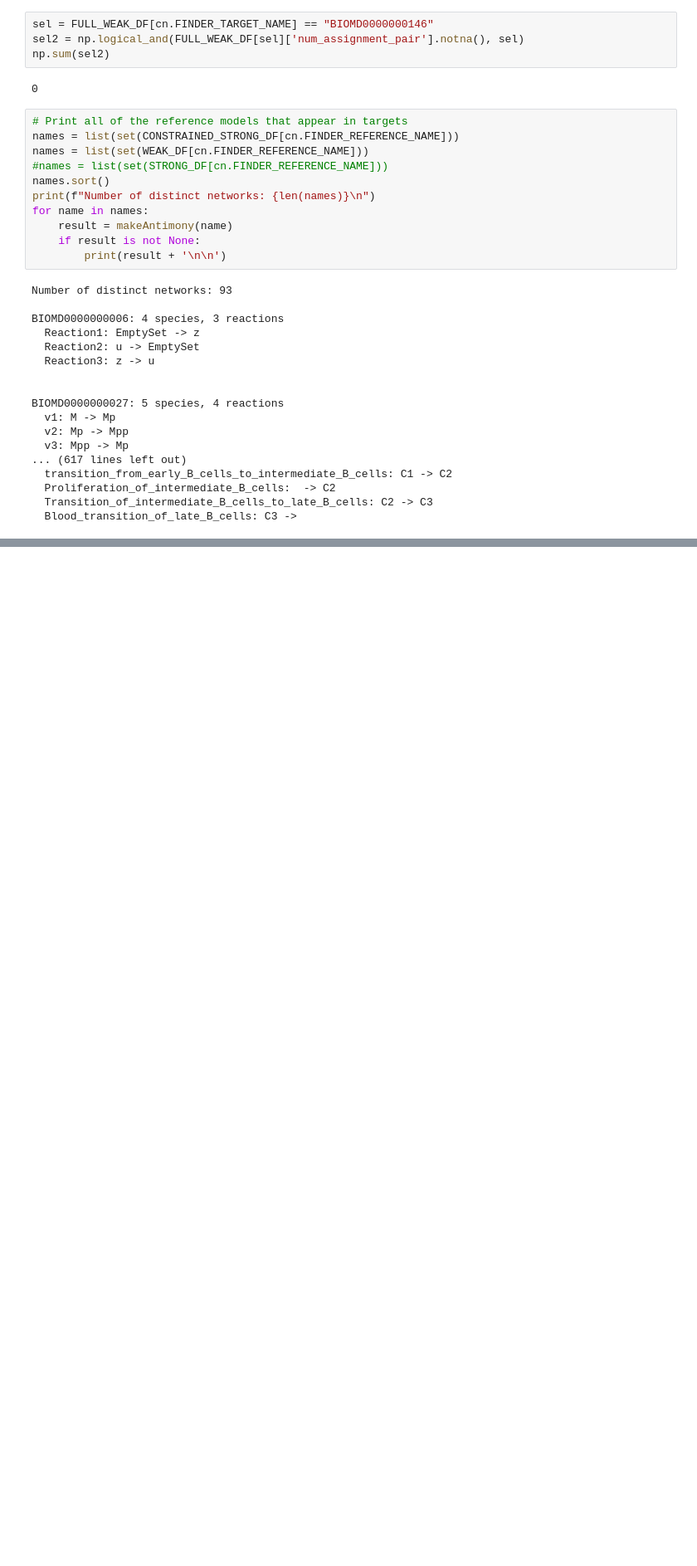
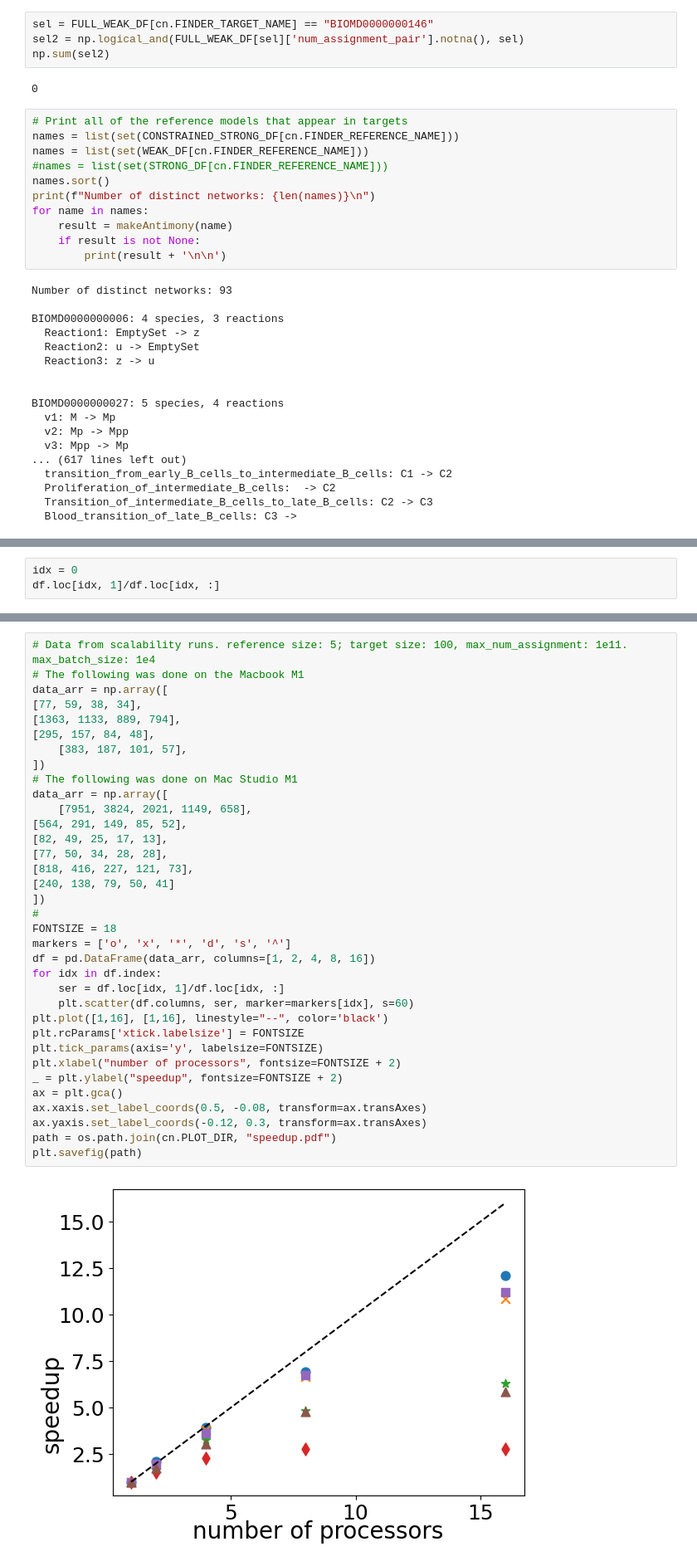
Before and after one commit to ModelEngineering/pySubnetSB, a Jupyter notebook: notebooks/plots_for_paper.ipynb, the cells around one changed output, grey strips where cells are left out. Shown at 83% size. Cells and saved outputs as stored; diff of their text form; blank space fills up the shorter version.

Commit message:
Performance changes and more plots for speedup

```diff
--- a/notebooks/plots_for_paper.ipynb
+++ b/notebooks/plots_for_paper.ipynb
@@ -703,0 +706,3 @@ BIOMD0000000027: 5 species, 4 reactions
+# %%
+idx = 0
+df.loc[idx, 1]/df.loc[idx, :]
@@ -703,0 +715,37 @@ BIOMD0000000027: 5 species, 4 reactions
+# %%
+# Data from scalability runs. reference size: 5; target size: 100, max_num_assignment: 1e11. max_batch_size: 1e4
+# The following was done on the Macbook M1
+data_arr = np.array([
+[77, 59, 38, 34],
+[1363, 1133, 889, 794],
+[295, 157, 84, 48],
+    [383, 187, 101, 57],
+])
+# The following was done on Mac Studio M1
+data_arr = np.array([
+    [7951, 3824, 2021, 1149, 658],
+[564, 291, 149, 85, 52],
+[82, 49, 25, 17, 13],
+[77, 50, 34, 28, 28],
+[818, 416, 227, 121, 73],
+[240, 138, 79, 50, 41]
+])
+#
+FONTSIZE = 18
+markers = ['o', 'x', '*', 'd', 's', '^']
+df = pd.DataFrame(data_arr, columns=[1, 2, 4, 8, 16])
+for idx in df.index:
+    ser = df.loc[idx, 1]/df.loc[idx, :]
+    plt.scatter(df.columns, ser, marker=markers[idx], s=60)
+plt.plot([1,16], [1,16], linestyle="--", color='black')
+plt.rcParams['xtick.labelsize'] = FONTSIZE
+plt.tick_params(axis='y', labelsize=FONTSIZE)
+plt.xlabel("number of processors", fontsize=FONTSIZE + 2)
+_ = plt.ylabel("speedup", fontsize=FONTSIZE + 2)
+ax = plt.gca()
+ax.xaxis.set_label_coords(0.5, -0.08, transform=ax.transAxes)
+ax.yaxis.set_label_coords(-0.12, 0.3, transform=ax.transAxes)
+path = os.path.join(cn.PLOT_DIR, "speedup.pdf")
+plt.savefig(path)
+# %% [output]
+[figure, added]
```
Also changed, not shown: parts of 3 cells of this notebook, 3 other files.
